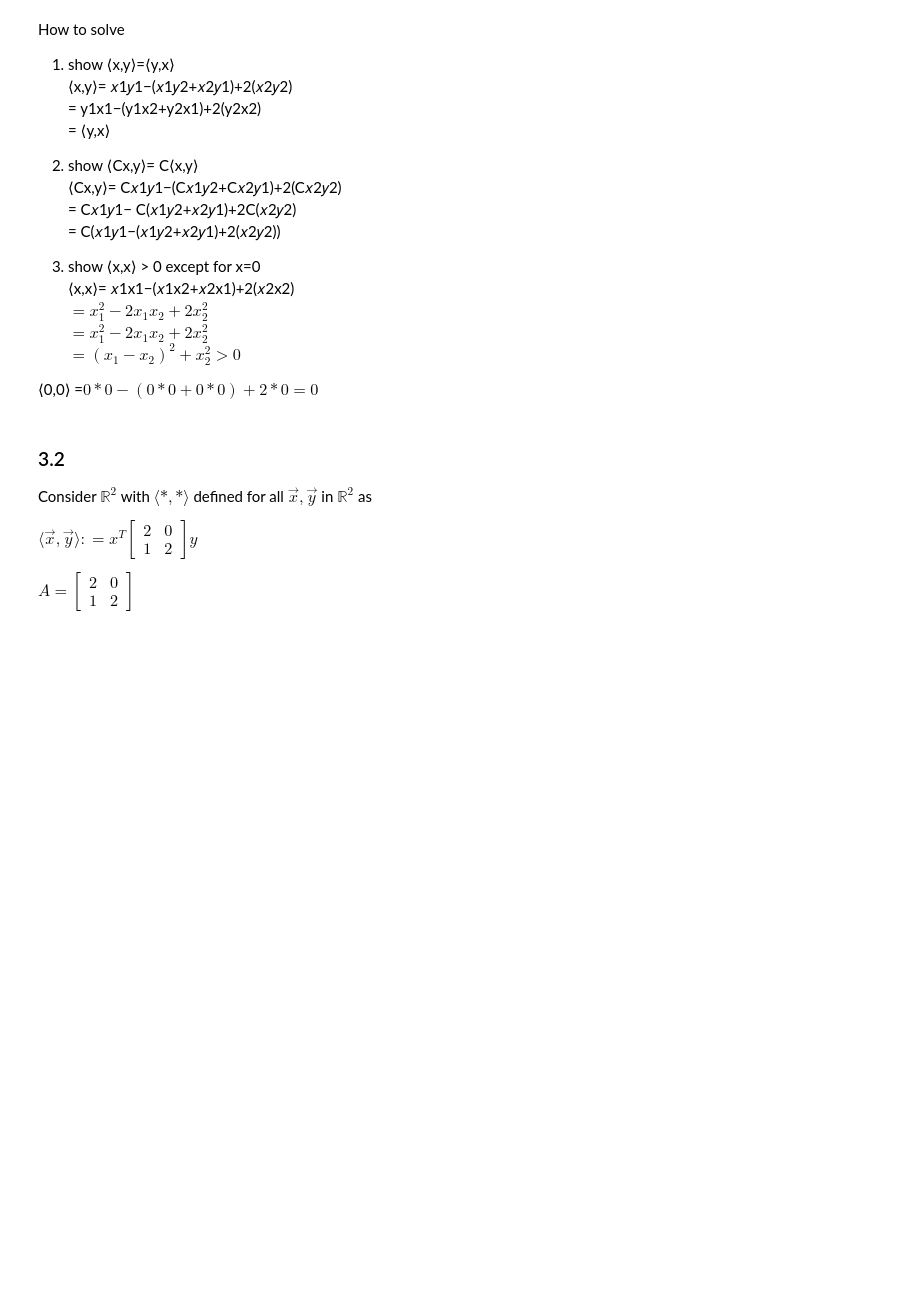
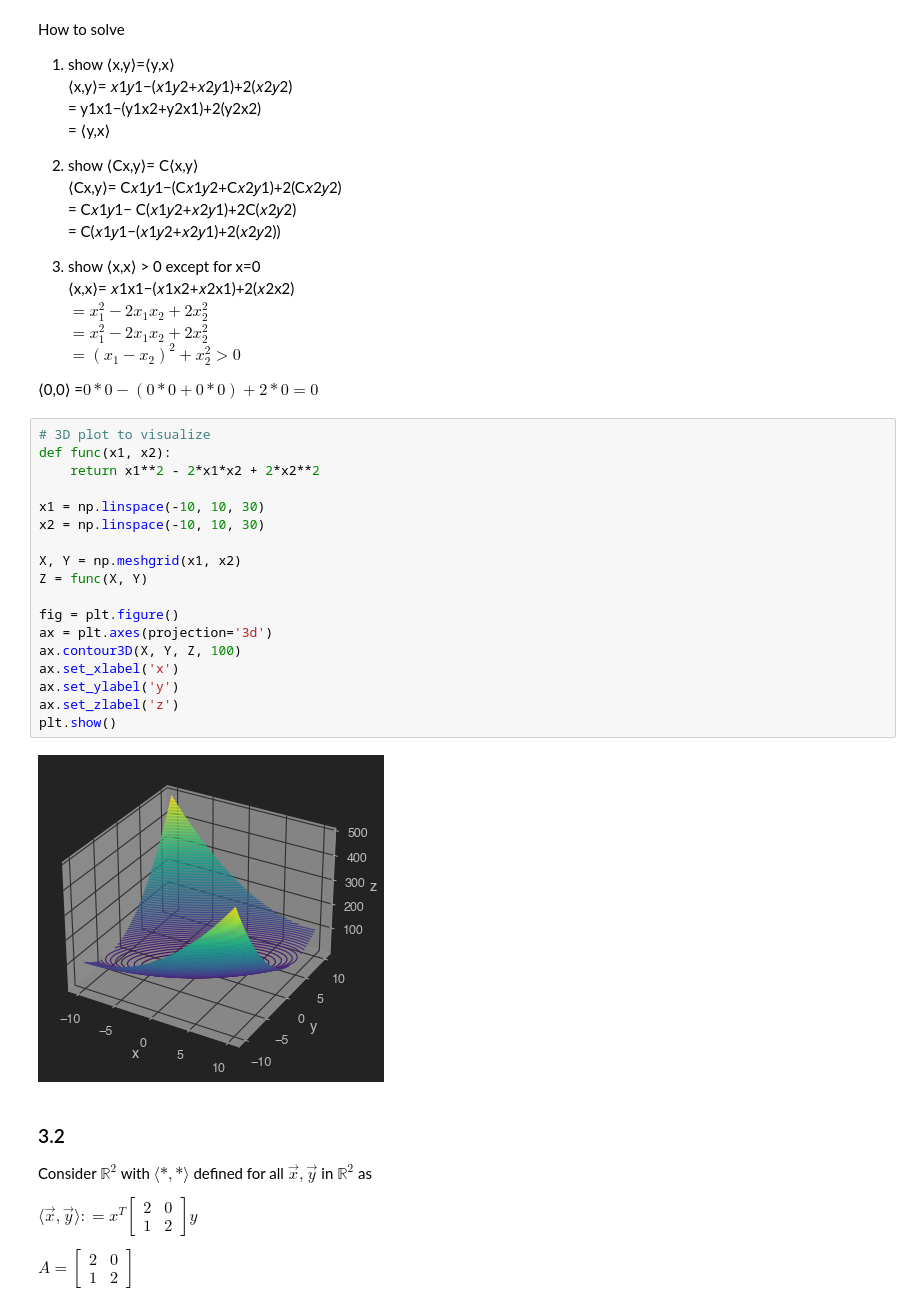
Before and after one commit to Pooret/biased_outliers, a Jupyter notebook: Ch. 3 Exercises.ipynb, the cells around one changed output. Drawn from its saved outputs; the diff is of its cells as text; blank space fills up the shorter version.

```diff
--- a/Ch. 3 Exercises.ipynb
+++ b/Ch. 3 Exercises.ipynb
@@ -54,6 +54,26 @@ $ = x_1^2 - 2x_1x_2 + 2x_2^2 $
 $ = (x_1 - x_2) ^2 + x_2^2 > 0 $
 
 ⟨0,0⟩ =$ 0*0 − (0*0+0*0)+2*0 = 0 $
+# %%
+# 3D plot to visualize
+def func(x1, x2):
+    return x1**2 - 2*x1*x2 + 2*x2**2
+
+x1 = np.linspace(-10, 10, 30)
+x2 = np.linspace(-10, 10, 30)
+
+X, Y = np.meshgrid(x1, x2)
+Z = func(X, Y)
+
+fig = plt.figure()
+ax = plt.axes(projection='3d')
+ax.contour3D(X, Y, Z, 100)
+ax.set_xlabel('x')
+ax.set_ylabel('y')
+ax.set_zlabel('z')
+plt.show()
+# %% [output]
+[figure, added]
 # %% [markdown]
 ### 3.2
 Consider $ \mathbb{R}^2$ with $\langle *,*\rangle $ defined for all $\vec{x}, \vec{y}$ in $\mathbb{R}^2$ as
```
